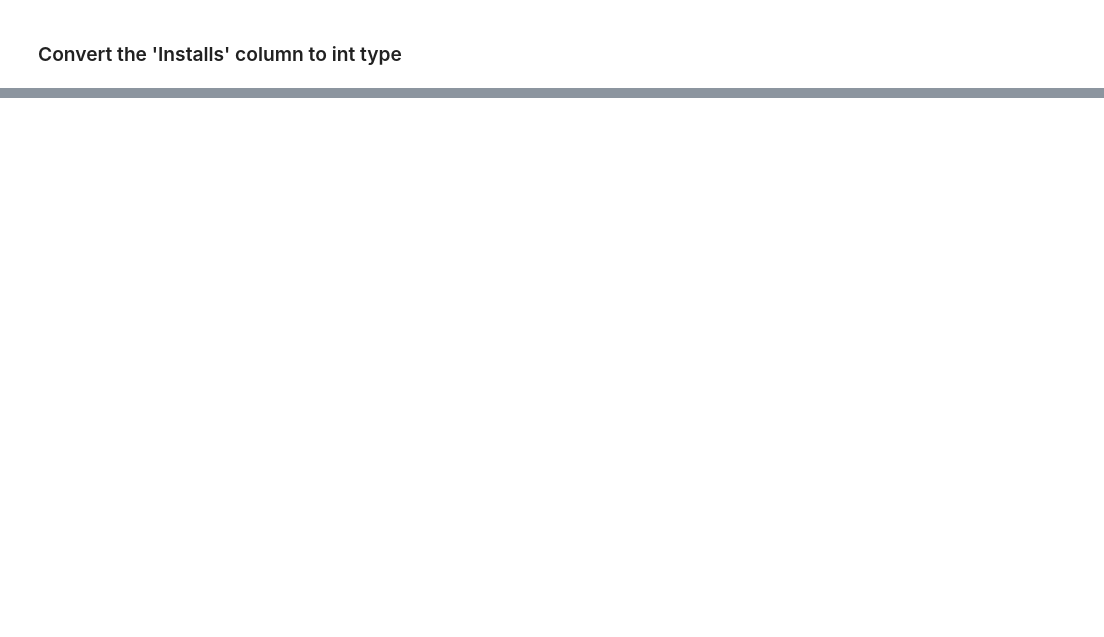
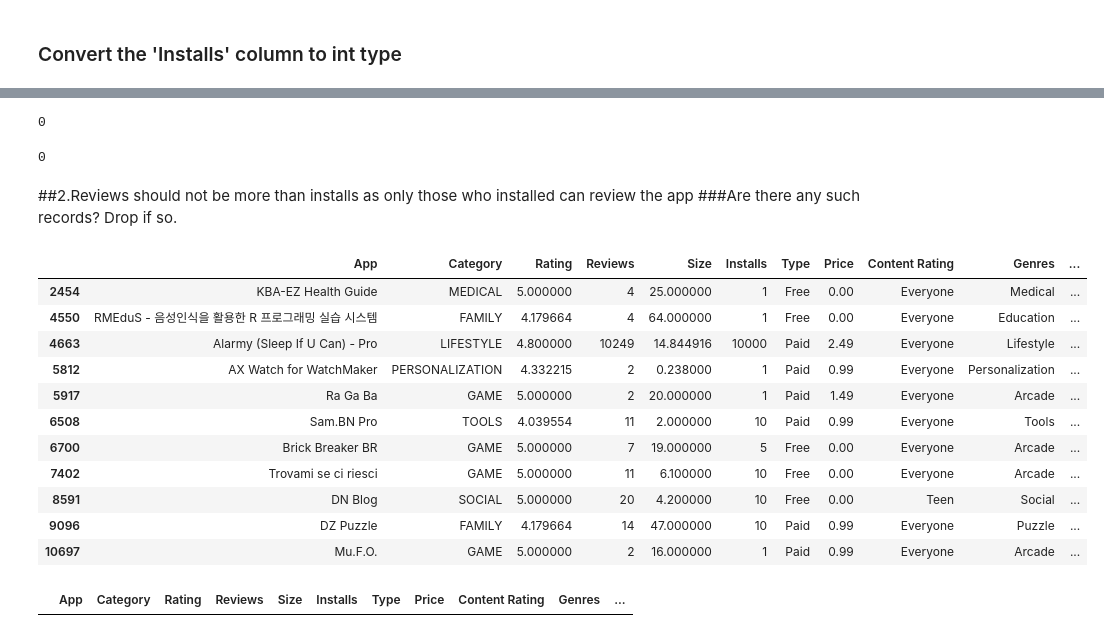
Before and after one commit to sunanda-debnath/EDA-PLAYSTORE-APP, a Jupyter notebook: Play_Store_App_Review_Analysis_Capstone_Project.ipynb, the cells around one changed output, grey strips where cells are left out. Saved outputs shown, nothing was run; the diff lists cells and outputs as text; code cells hidden in the pictures; blank space fills up the shorter version.

```diff
--- a/Play_Store_App_Review_Analysis_Capstone_Project.ipynb
+++ b/Play_Store_App_Review_Analysis_Capstone_Project.ipynb
@@ -197,0 +212,7 @@ df_new['Installs'] = df_new['Installs'].astype(int)
+# %%
+#replacing the string 'Varies with device' into NaN value and leter filled by mean value catagory wise
+df_new['Size'].replace('Varies with device', np.nan, inplace = True)
+df_new['Size'] =df_new['Size'].apply(lambda x:str(x).replace('M',''))
+df_new['Size'] =df_new['Size'].apply(lambda x:str(x).replace('k','e-3')) #replace k(kilobytes) to megabytes
+df_new['Size'] =df_new['Size'].astype(float) #convert to float
+df_new['Size'].fillna(df_new.groupby('Category')['Size'].transform('mean'),inplace = True) #fill NaN values with mean of the size of the apps by its category respectively
@@ -197,0 +241,3 @@ df_new['Installs'] = df_new['Installs'].astype(int)
+# %%
+df_new['Price']=df_new['Price'].apply(lambda x:x.replace('$',''))
+df_new['Price']=df_new['Price'].astype(float)
@@ -197,0 +246,2 @@ df_new['Installs'] = df_new['Installs'].astype(int)
+# %%
+df_new['Reviews'] =df_new['Reviews'].astype(int)
@@ -197,0 +252,31 @@ df_new['Installs'] = df_new['Installs'].astype(int)
+# %%
+(df_new['Rating']<1).sum()
+# %% [output]
+0
+# %%
+(df_new['Rating']>5).sum()
+# %% [output]
+0
+# %% [markdown]
+##2.Reviews should not be more than installs as only those who installed can review the app
+###Are there any such records? Drop if so.
+# %%
+df_new[df_new['Reviews'] > df_new['Installs']]
+# %% [output]
+|  | App | Category | Rating | Reviews | Size | Installs | Type | Price | Content Rating | Genres | ... |
+| 2454 | KBA-EZ Health Guide | MEDICAL | 5.000000 | 4 | 25.000000 | 1 | Free | 0.00 | Everyone | Medical | ... |
+| 4550 | RMEduS - 음성인식을 활용한 R 프로그래밍 실습 시스템 | FAMILY | 4.179664 | 4 | 64.000000 | 1 | Free | 0.00 | Everyone | Education | ... |
+| 4663 | Alarmy (Sleep If U Can) - Pro | LIFESTYLE | 4.800000 | 10249 | 14.844916 | 10000 | Paid | 2.49 | Everyone | Lifestyle | ... |
+| 5812 | AX Watch for WatchMaker | PERSONALIZATION | 4.332215 | 2 | 0.238000 | 1 | Paid | 0.99 | Everyone | Personalization | ... |
+| 5917 | Ra Ga Ba | GAME | 5.000000 | 2 | 20.000000 | 1 | Paid | 1.49 | Everyone | Arcade | ... |
+| 6508 | Sam.BN Pro | TOOLS | 4.039554 | 11 | 2.000000 | 10 | Paid | 0.99 | Everyone | Tools | ... |
+| 6700 | Brick Breaker BR | GAME | 5.000000 | 7 | 19.000000 | 5 | Free | 0.00 | Everyone | Arcade | ... |
+| 7402 | Trovami se ci riesci | GAME | 5.000000 | 11 | 6.100000 | 10 | Free | 0.00 | Everyone | Arcade | ... |
+| 8591 | DN Blog | SOCIAL | 5.000000 | 20 | 4.200000 | 10 | Free | 0.00 | Teen | Social | ... |
+| 9096 | DZ Puzzle | FAMILY | 4.179664 | 14 | 47.000000 | 10 | Paid | 0.99 | Everyone | Puzzle | ... |
+| 10697 | Mu.F.O. | GAME | 5.000000 | 2 | 16.000000 | 1 | Paid | 0.99 | Everyone | Arcade | ... |
+# %%
+df_new.drop(df_new[df_new['Reviews']>df_new['Installs']].index,inplace=True) #droping
+df_new[df_new['Reviews'] > df_new['Installs']] #cheaking the output
+# %% [output]
+|  | App | Category | Rating | Reviews | Size | Installs | Type | Price | Content Rating | Genres | ... |
```
Also changed, not shown: parts of 11 cells of this notebook.
